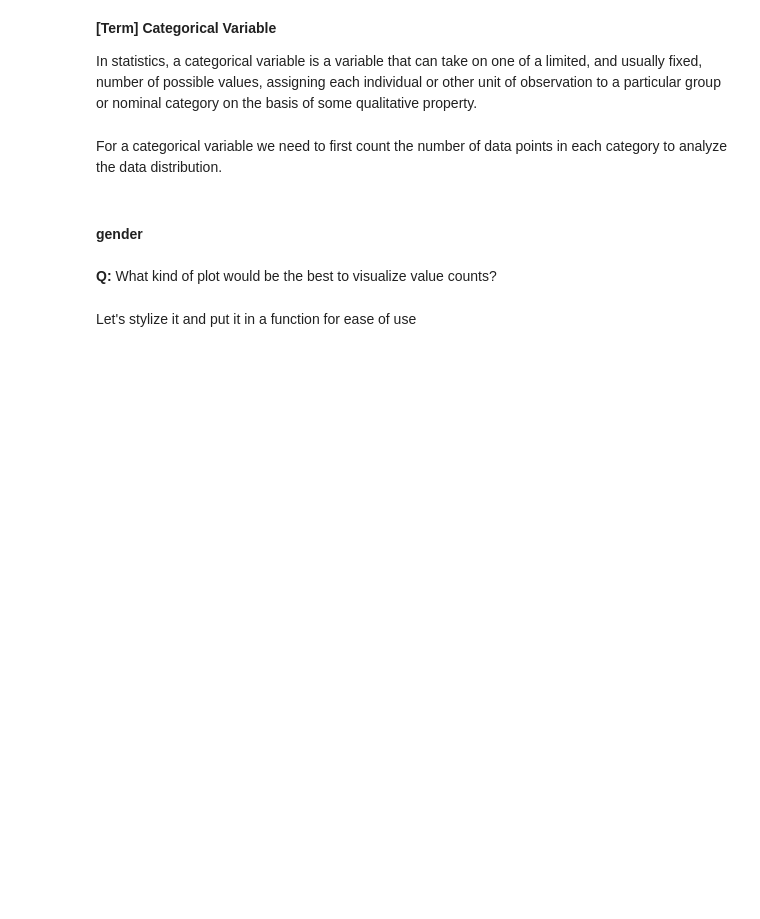
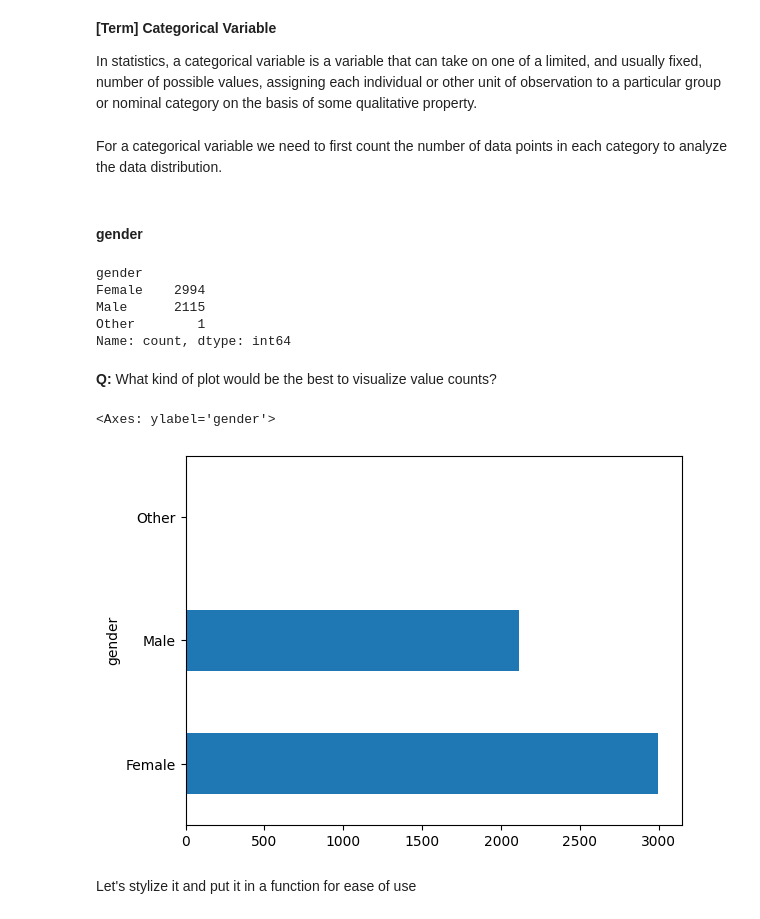
Before and after one commit to Kanxi/Kathmandu, a Jupyter notebook: week7/ai_workshop_student_version.ipynb, the cells around one changed output. Drawn from its saved outputs; the diff is of its cells as text; code cells hidden in the pictures; blank space fills up the shorter version.

```diff
--- a/week7/ai_workshop_student_version.ipynb
+++ b/week7/ai_workshop_student_version.ipynb
@@ -307,26 +311,35 @@ For a categorical variable we need to first count the number of data points in e
 ## Hint: use value_counts()
 
 ### START CODE HERE ###
-
+df['gender'].value_counts()
 ### END CODE HERE ###
+# %% [output]
+gender
+Female    2994
+Male      2115
+Other        1
+Name: count, dtype: int64
 # %% [markdown]
 **Q:** What kind of plot would be the best to visualize value counts?
 # %%
 ## Visualize the `value_counts()` using the plot you think would be the best
 ## Hint: pandas provides in-built plotting functions for DataFrames
 ## * ‘bar’ or ‘barh’ for bar plots
 ## * ‘hist’ for histogram
 ## * ‘box’ for boxplot
 ## * ‘kde’ or ‘density’ for density plots
 ## * ‘area’ for area plots
 ## * ‘scatter’ for scatter plots
 ## * ‘hexbin’ for hexagonal bin plots
 ## * ‘pie’ for pie plots
 ## For example `df.plot.pie()` will display a pie chart
 
 ### START CODE HERE ###
-
+df['gender'].value_counts().plot.barh()
 ### END CODE HERE ###
+# %% [output]
+<Axes: ylabel='gender'>
+[figure, added]
 # %% [markdown]
 Let's stylize it and put it in a function for ease of use
 # %%
```
Also changed, not shown: parts of 44 cells of this notebook.
